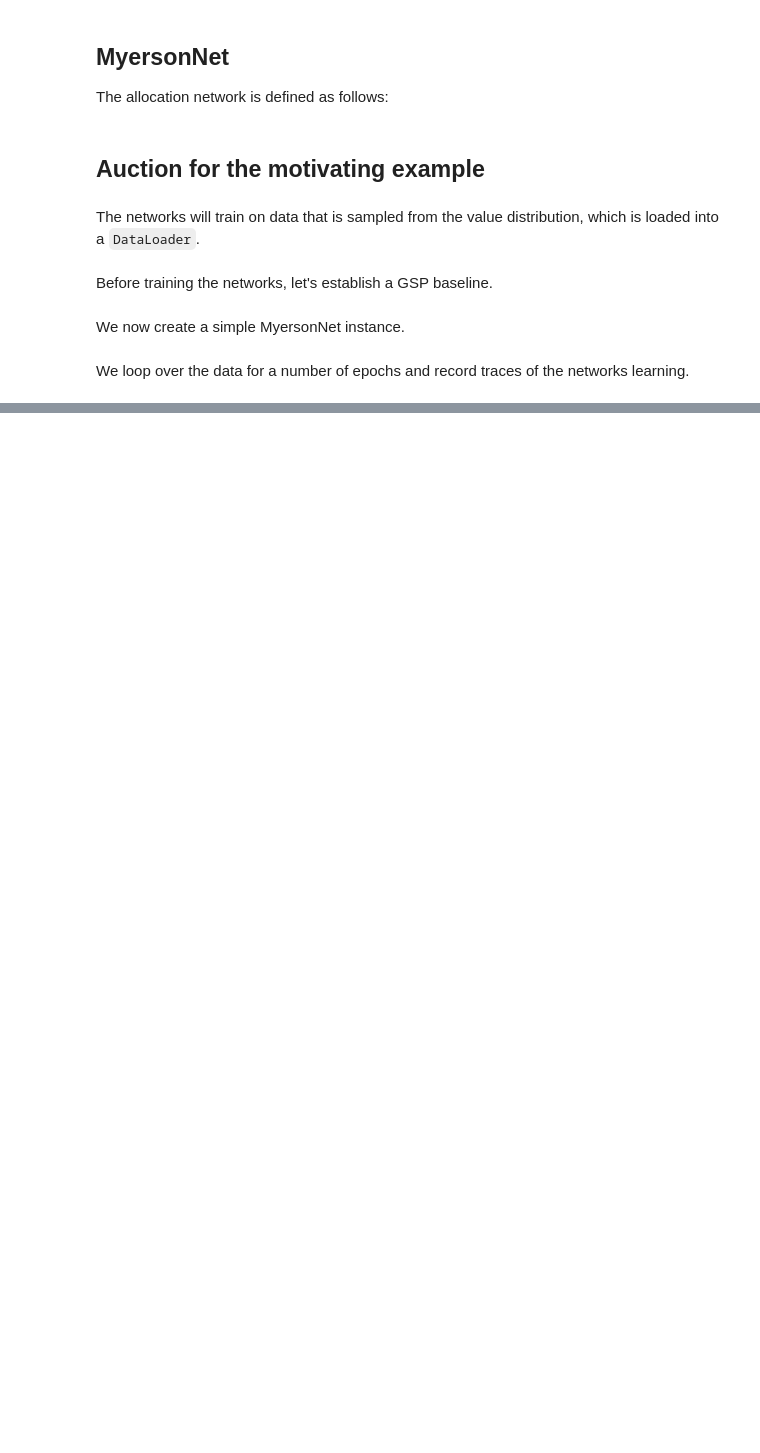
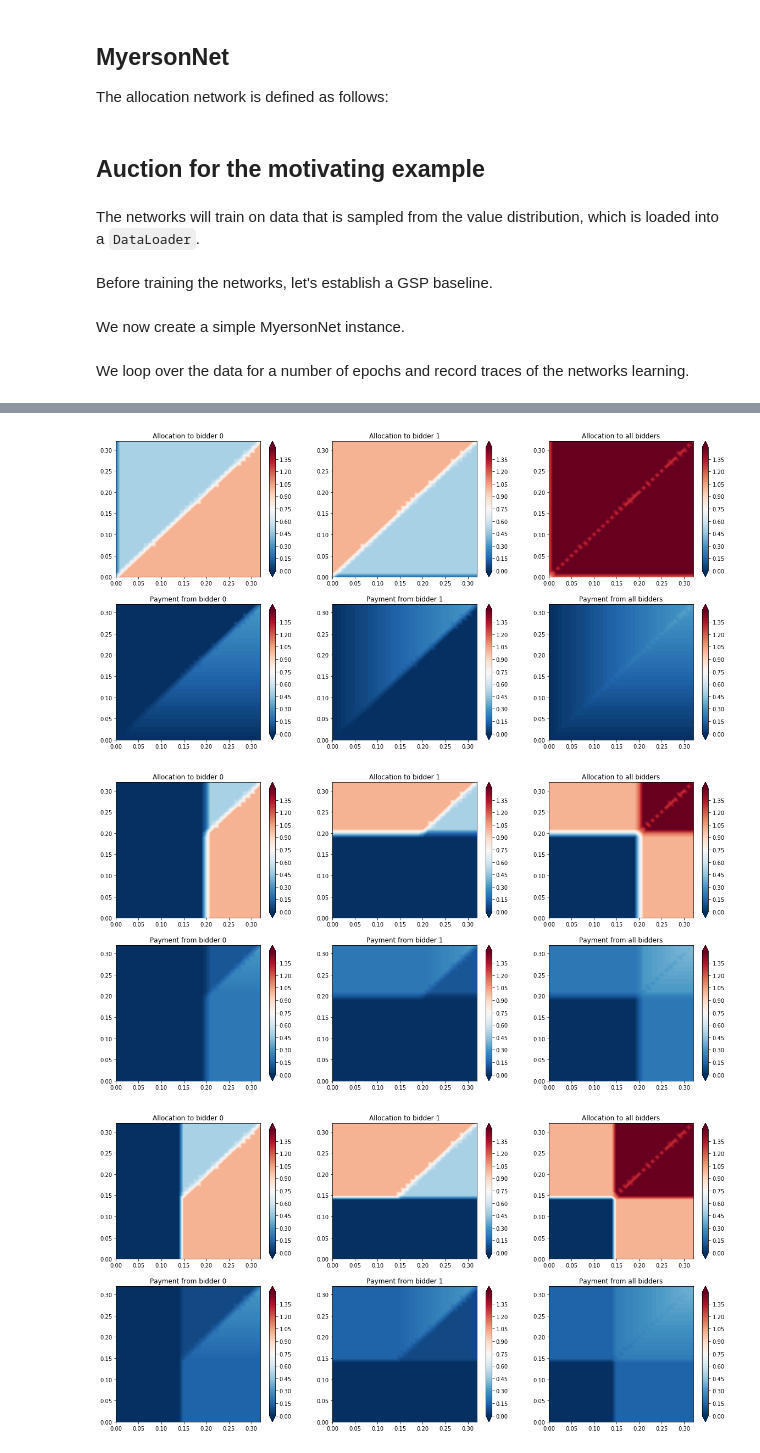
Before and after one commit to OdetteRoest/learning-auctions, a Jupyter notebook: learning-virtual-values.ipynb, the cells around one changed output, grey strips where cells are left out. Saved outputs shown, nothing was run; the diff lists cells and outputs as text; code cells hidden in the pictures; blank space fills up the shorter version.

```diff
--- a/learning-virtual-values.ipynb
+++ b/learning-virtual-values.ipynb
@@ -303,0 +214,8 @@ ax.legend();
+# %%
+plot_mechanism(gsp,common=0.33)
+plot_mechanism(myerson_net,common=0.33)
+plot_mechanism(myerson_net_with_common,common=0.33)
+# %% [output]
+[figure, added]
+[figure, added]
+[figure, added]
```
Also changed, not shown: parts of 32 cells of this notebook, 3 other files.
